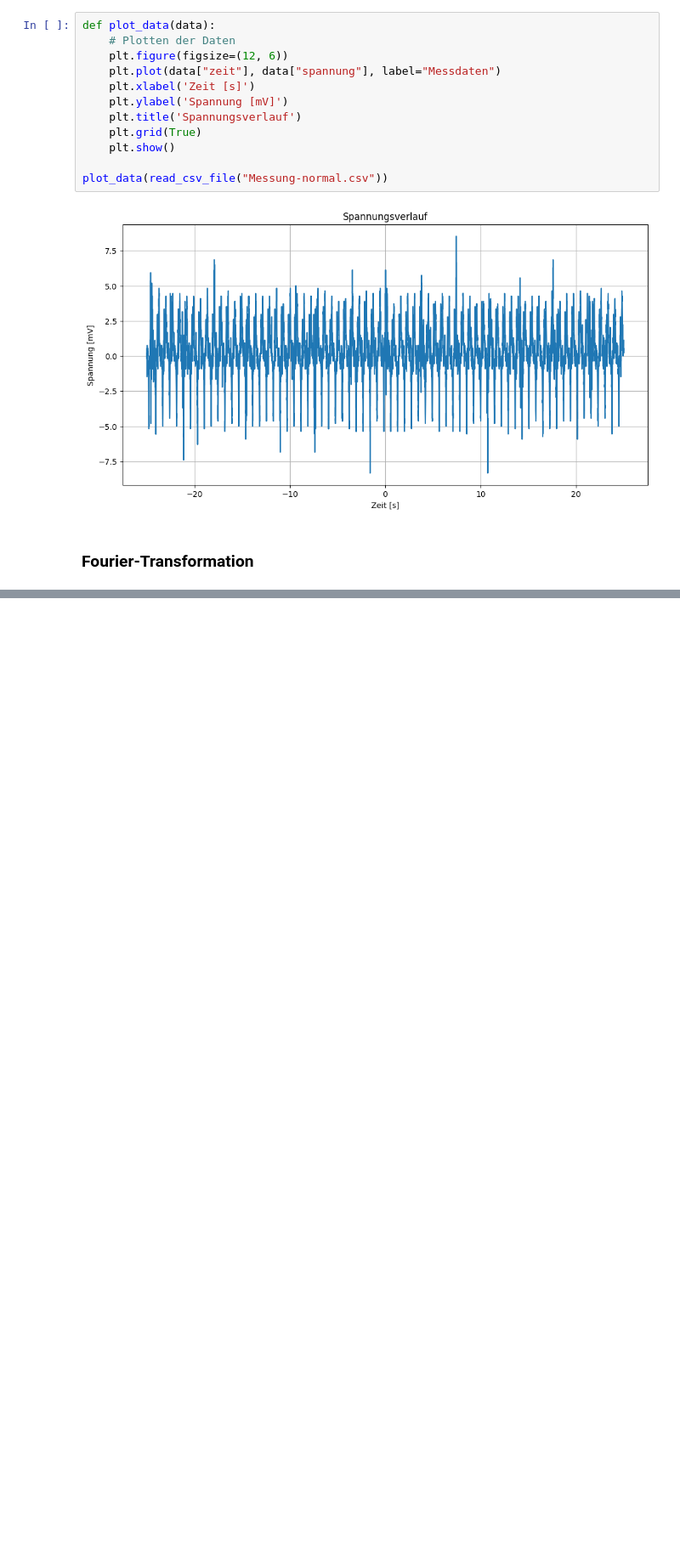
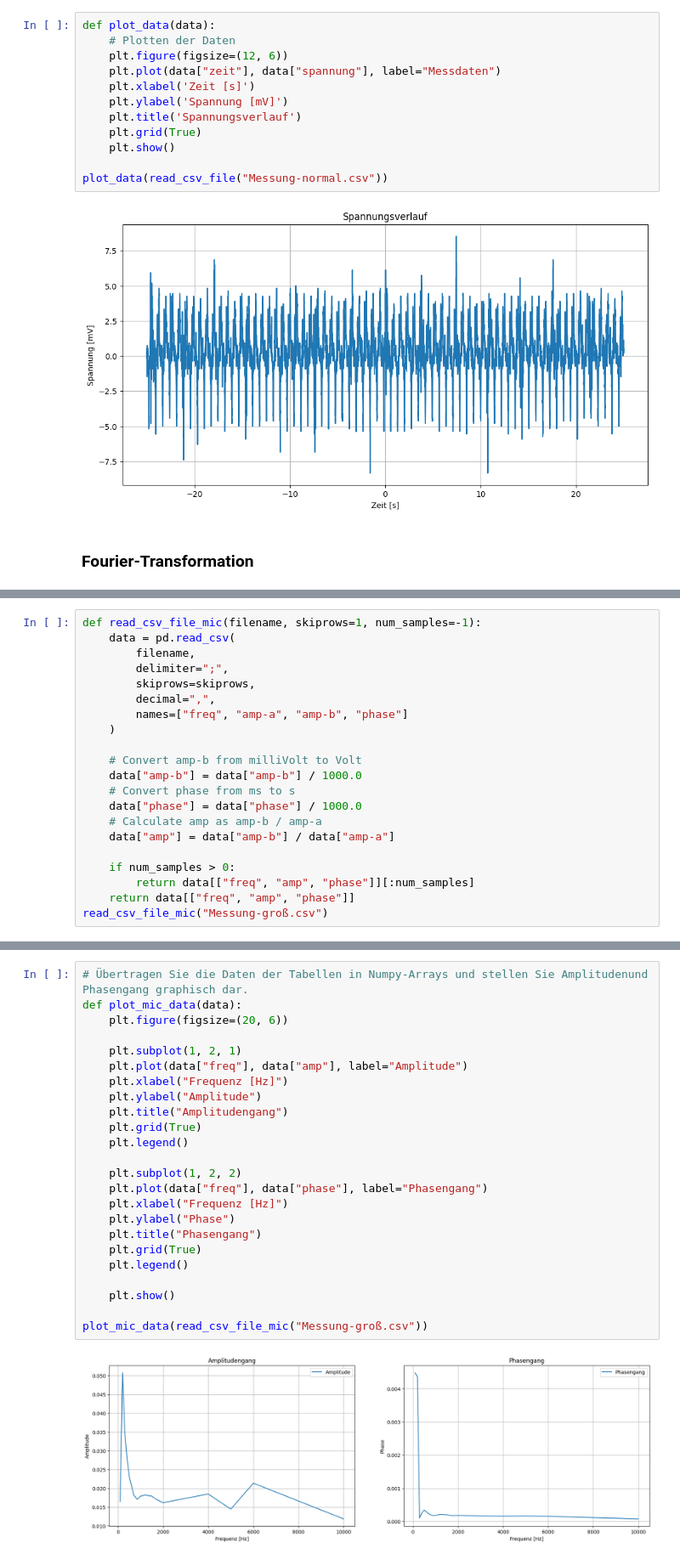
Before and after one commit to MomdAli/Angewandte-Informatik, a Jupyter notebook: content/Studium/Semester 3/SSS/Versuch 3/versuch-3.ipynb, the cells around one changed output, grey strips where cells are left out. Shown at 85% size. Cells and saved outputs as stored; diff of their text form; blank space fills up the shorter version.

```diff
--- a/content/Studium/Semester 3/SSS/Versuch 3/versuch-3.ipynb
+++ b/content/Studium/Semester 3/SSS/Versuch 3/versuch-3.ipynb
@@ -92,0 +116,21 @@ Nyquist Frequency: 99.99999999994884 Hz
+# %%
+def read_csv_file_mic(filename, skiprows=1, num_samples=-1):
+    data = pd.read_csv(
+        filename,
+        delimiter=";",
+        skiprows=skiprows,
+        decimal=",",
+        names=["freq", "amp-a", "amp-b", "phase"]
+    )
+
+    # Convert amp-b from milliVolt to Volt
+    data["amp-b"] = data["amp-b"] / 1000.0
+    # Convert phase from ms to s
+    data["phase"] = data["phase"] / 1000.0
+    # Calculate amp as amp-b / amp-a
+    data["amp"] = data["amp-b"] / data["amp-a"]
+
+    if num_samples > 0:
+        return data[["freq", "amp", "phase"]][:num_samples]
+    return data[["freq", "amp", "phase"]]
+read_csv_file_mic("Messung-groß.csv")
@@ -92,0 +177,26 @@ Nyquist Frequency: 99.99999999994884 Hz
+# %%
+# Übertragen Sie die Daten der Tabellen in Numpy-Arrays und stellen Sie Amplitudenund Phasengang graphisch dar.
+def plot_mic_data(data):
+    plt.figure(figsize=(20, 6))
+
+    plt.subplot(1, 2, 1)
+    plt.plot(data["freq"], data["amp"], label="Amplitude")
+    plt.xlabel("Frequenz [Hz]")
+    plt.ylabel("Amplitude")
+    plt.title("Amplitudengang")
+    plt.grid(True)
+    plt.legend()
+
+    plt.subplot(1, 2, 2)
+    plt.plot(data["freq"], data["phase"], label="Phasengang")
+    plt.xlabel("Frequenz [Hz]")
+    plt.ylabel("Phase")
+    plt.title("Phasengang")
+    plt.grid(True)
+    plt.legend()
+
+    plt.show()
+
+plot_mic_data(read_csv_file_mic("Messung-groß.csv"))
+# %% [output]
+[figure, added]
```
Also changed, not shown: parts of 14 cells of this notebook, 5 other files.
